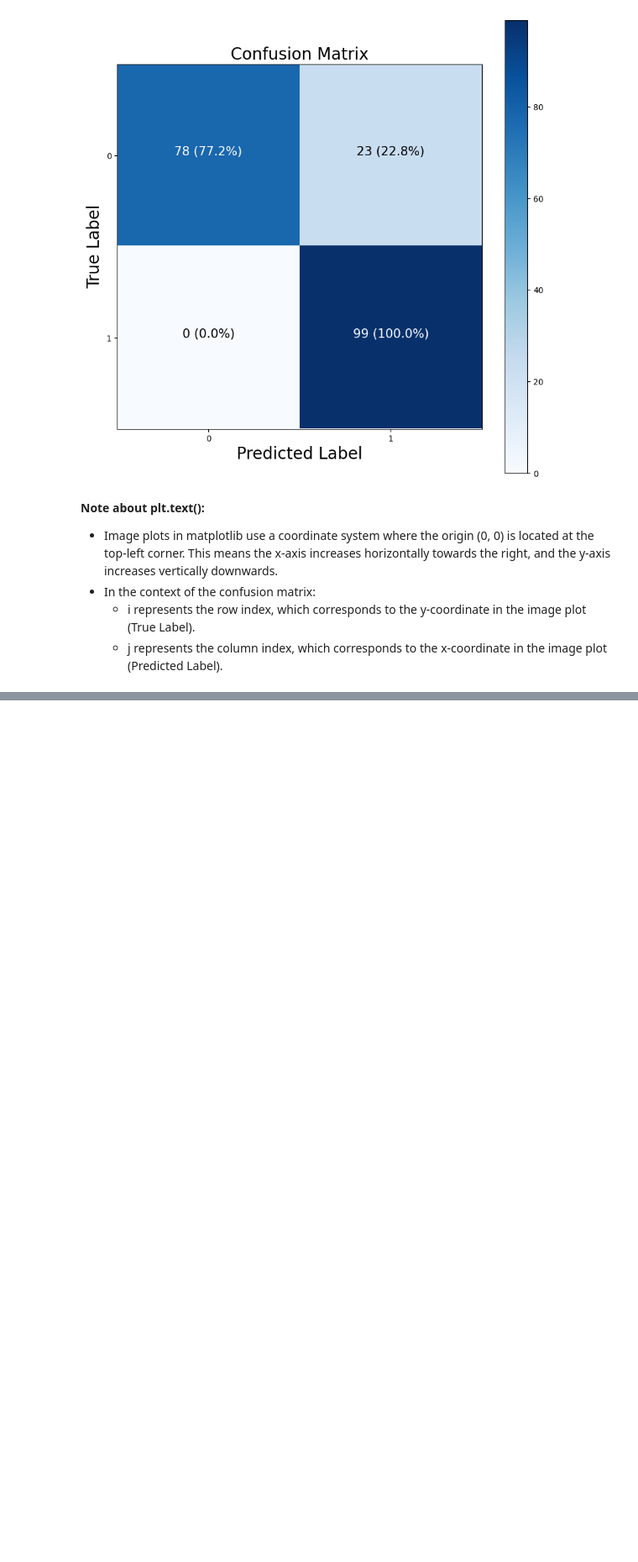
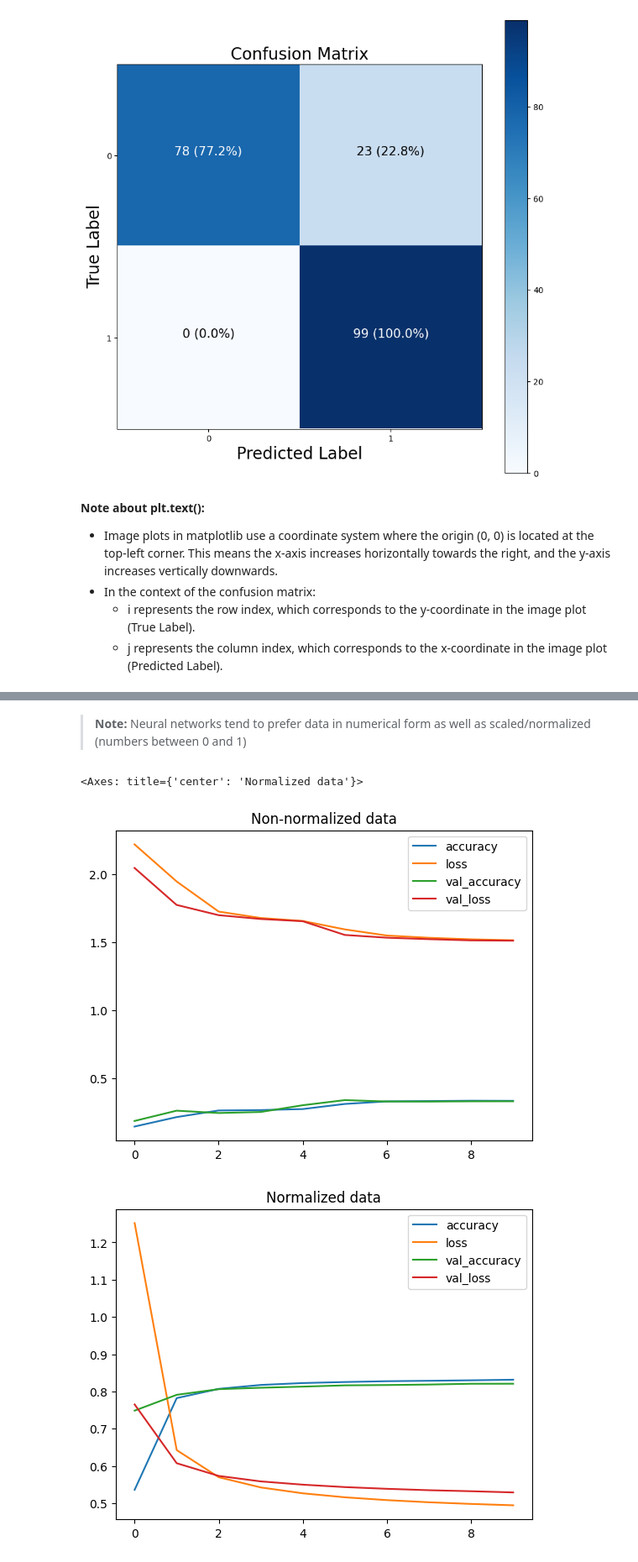
Before and after one commit to ntshtn/Tensorflow_Deep_Learning, a Jupyter notebook: 02_neural_network_classification_with_tensorflow.ipynb, the cells around one changed output, grey strips where cells are left out. Shown at 84% size. Cells and saved outputs as stored; diff of their text form; code cells hidden in the pictures; blank space fills up the shorter version.

Commit message:
Finishing neural network classification

```diff
--- a/02_neural_network_classification_with_tensorflow.ipynb
+++ b/02_neural_network_classification_with_tensorflow.ipynb
@@ -813,0 +977,7 @@ When you have more than two classes as an option, it's known as multiclass class
+# %%
+# Neural network prefers data to be scaled (normalization) between 0 and 1. Our data is between 0 and 255, so let's scale it
+train_data_norm = train_data / 255.0
+test_data_norm = test_data / 255.0
+
+# Check the min and max values of the scaled training data
+train_data_norm.min(), train_data_norm.max()
@@ -813,0 +986,19 @@ When you have more than two classes as an option, it's known as multiclass class
+# %%
+# Train the model with the scaled data
+tf.random.set_seed(42)
+
+model_12 = tf.keras.Sequential([
+    tf.keras.layers.Flatten(input_shape=(28, 28)),
+    tf.keras.layers.Dense(4, activation="relu"),
+    tf.keras.layers.Dense(4, activation="relu"),
+    tf.keras.layers.Dense(10, activation="softmax")
+])
+
+model_12.compile(loss=tf.keras.losses.CategoricalCrossentropy,
+                 optimizer=tf.keras.optimizers.Adam(),
+                 metrics=["accuracy"])
+
+norm_history = model_12.fit(train_data_norm,
+                                tf.one_hot(train_labels, depth=10),
+                                epochs=10,
+                                validation_data=(test_data_norm, tf.one_hot(test_labels,depth=10)))
@@ -813,0 +1026,14 @@ When you have more than two classes as an option, it's known as multiclass class
+# %% [markdown]
+> **Note:** Neural networks tend to prefer data in numerical form as well as scaled/normalized (numbers between 0 and 1)
+# %%
+import pandas as pd
+
+# Plot the non-normalized data loss curve
+pd.DataFrame(non_norm_history.history).plot(title="Non-normalized data")
+
+# Plot the normalized data loss curve
+pd.DataFrame(norm_history.history).plot(title="Normalized data")
+# %% [output]
+<Axes: title={'center': 'Normalized data'}>
+[figure, added]
+[figure, added]
```
Also changed, not shown: parts of 32 cells of this notebook.
